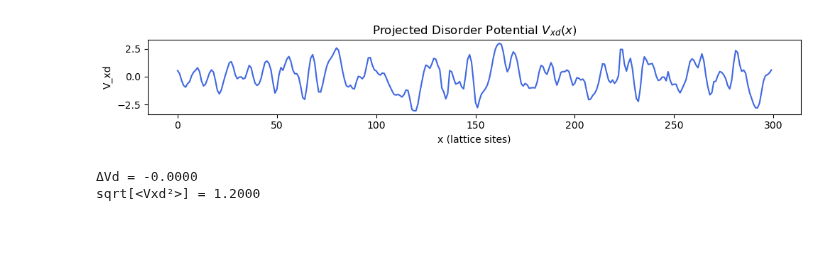
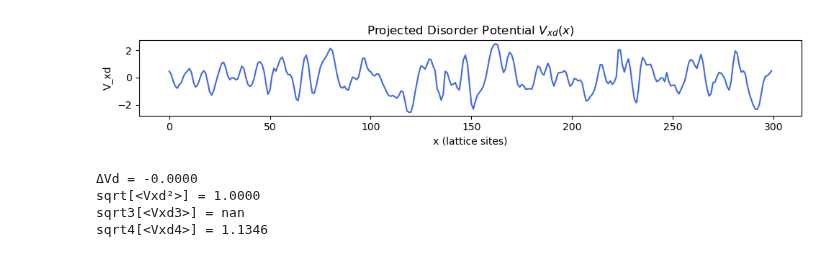
Before and after one commit to polianahp/Nonlocality-of-local-Andreev-conductances-as-a-probe-for-topological-Majorana-wires, a Jupyter notebook: disorder_testing.ipynb, the cells around one changed output. Drawn from its saved outputs; the diff is of its cells as text; code cells hidden in the pictures.

```diff
--- a/disorder_testing.ipynb
+++ b/disorder_testing.ipynb
@@ -219,27 +219,33 @@ np.savez(pth, Vdisx = Tdis)
 # %%
 import helpers as hp
 from pathlib import Path
 loadpth = Path(dir, 'Tdis.npz')
 dataloaded = x = np.load(loadpth)['Vdisx']
-X = dataloaded *1.2
+X = dataloaded
 
 #Vxd = Vxd/np.max(np.abs(Vxd))
 
 plt.figure(figsize=(10, 2))
 plt.plot(np.arange(Nx), X, color='royalblue')
 plt.xlabel("x (lattice sites)")
 plt.ylabel("V_xd")
 plt.title("Projected Disorder Potential $V_{xd}(x)$")
 plt.gca().set_aspect('auto')
 plt.tight_layout()
 plt.show()
 
 # mean and variance
 DeltaVd = np.mean(X)
 VarVd = np.mean(X**2)
+third = np.mean(X**3)
+fourth = np.mean(X**4)
 print(f"ΔVd = {DeltaVd:.4f}")
 print(f"sqrt[<Vxd²>] = {np.sqrt(VarVd):.4f}")
+print(f"sqrt3[<Vxd3>] = {(third)**(1/3):.4f}")
+print(f"sqrt4[<Vxd4>] = {np.sqrt(fourth)**(1/4):.4f}")
 # %% [output]
-[figure, old version]
+[figure, new version]
 ΔVd = -0.0000
-sqrt[<Vxd²>] = 1.2000
+sqrt[<Vxd²>] = 1.0000
+sqrt3[<Vxd3>] = nan
+sqrt4[<Vxd4>] = 1.1346
```
Also changed, not shown: parts of 3 cells of this notebook, 2 other files.
